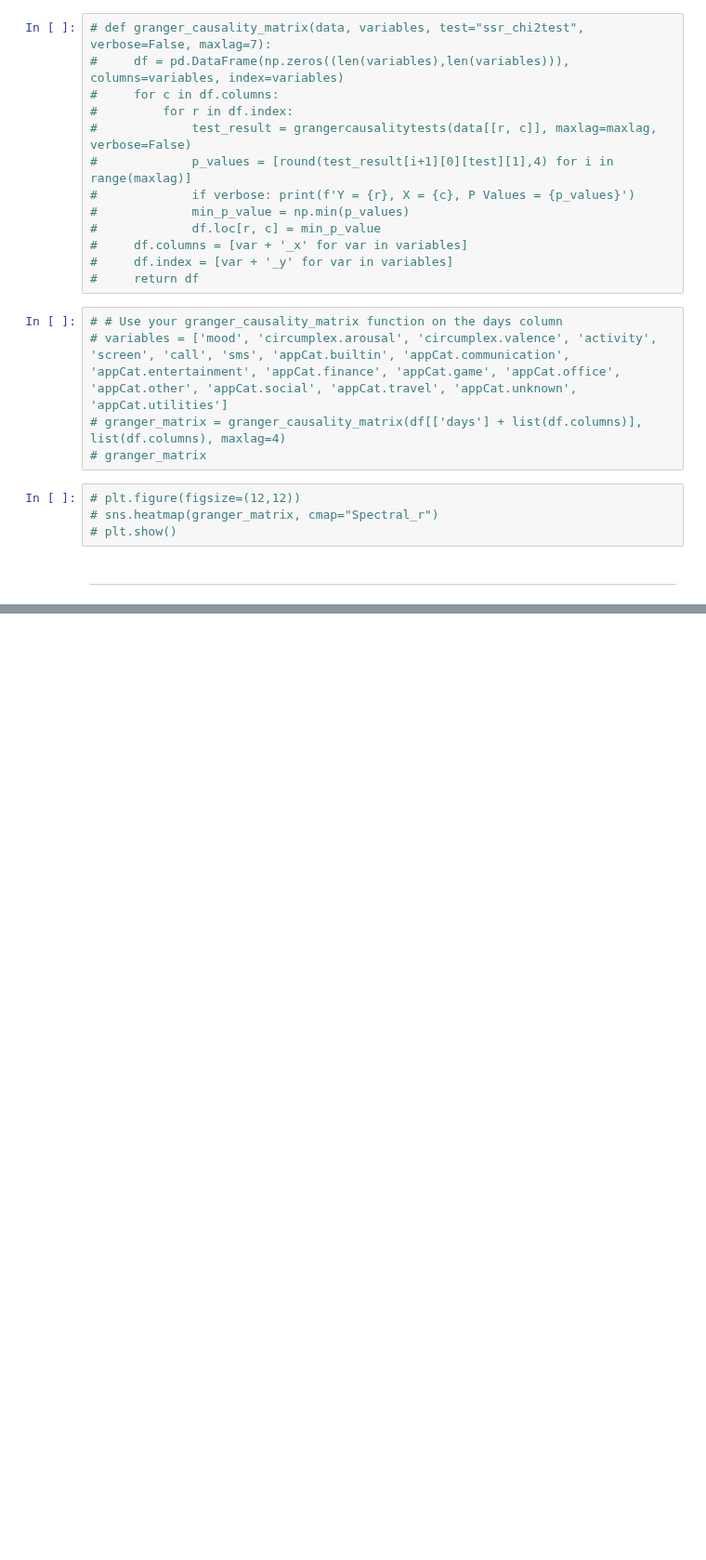
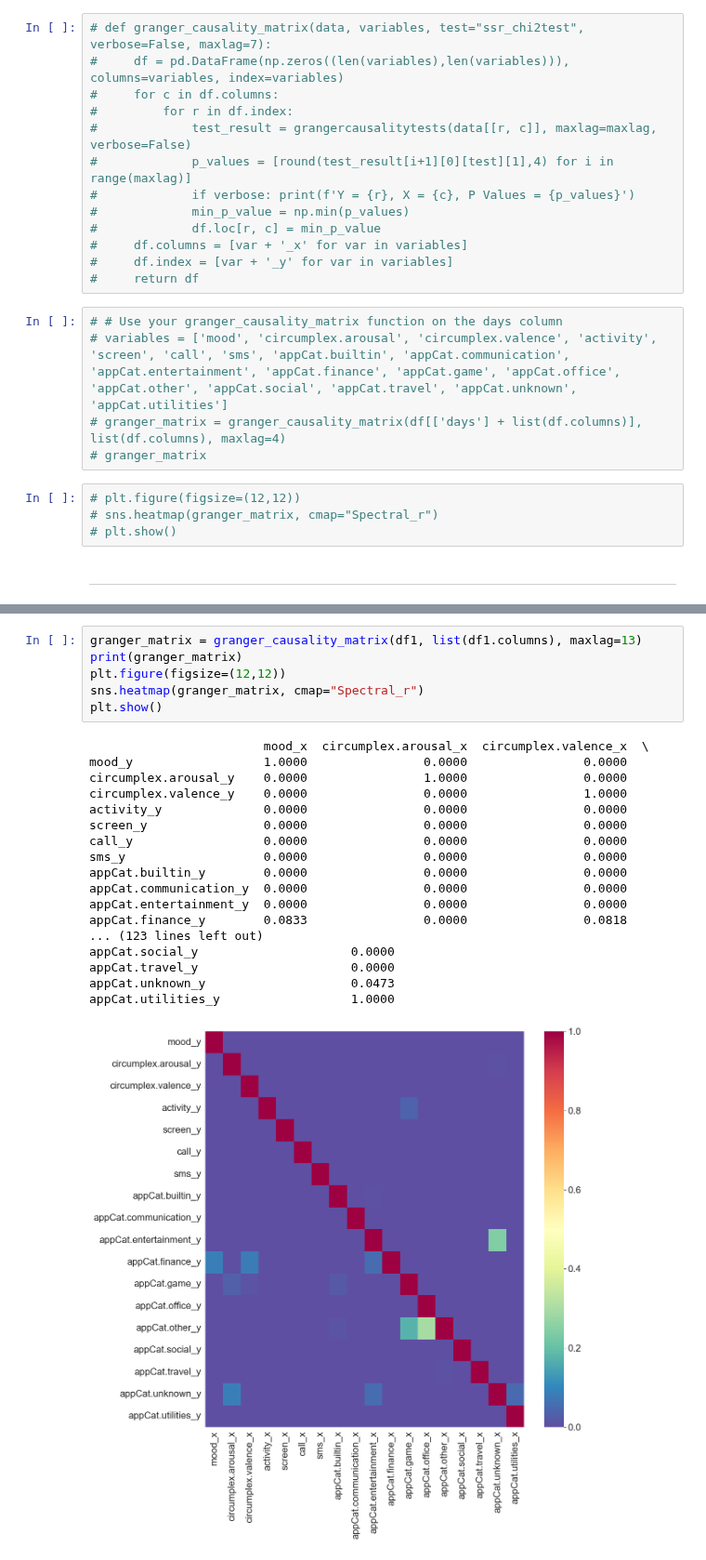
Before and after one commit to PaulHosek/DataMining, a Jupyter notebook: draft_1a_exploratory.ipynb, the cells around one changed output, grey strips where cells are left out. Shown at 93% size. Drawn from its saved outputs; the diff is of its cells as text; blank space fills up the shorter version.

```diff
--- a/draft_1a_exploratory.ipynb
+++ b/draft_1a_exploratory.ipynb
@@ -123,0 +142,25 @@ days_y                              0.0000  1.0000
+# %%
+granger_matrix = granger_causality_matrix(df1, list(df1.columns), maxlag=13)
+print(granger_matrix)
+plt.figure(figsize=(12,12))
+sns.heatmap(granger_matrix, cmap="Spectral_r")
+plt.show()
+# %% [output]
+                        mood_x  circumplex.arousal_x  circumplex.valence_x  \
+mood_y                  1.0000                0.0000                0.0000
+circumplex.arousal_y    0.0000                1.0000                0.0000
+circumplex.valence_y    0.0000                0.0000                1.0000
+activity_y              0.0000                0.0000                0.0000
+screen_y                0.0000                0.0000                0.0000
+call_y                  0.0000                0.0000                0.0000
+sms_y                   0.0000                0.0000                0.0000
+appCat.builtin_y        0.0000                0.0000                0.0000
+appCat.communication_y  0.0000                0.0000                0.0000
+appCat.entertainment_y  0.0000                0.0000                0.0000
+appCat.finance_y        0.0833                0.0000                0.0818
+... (123 lines left out)
+appCat.social_y                     0.0000
+appCat.travel_y                     0.0000
+appCat.unknown_y                    0.0473
+appCat.utilities_y                  1.0000
+[figure, added]
```
Also changed, not shown: parts of 10 cells of this notebook, 1 other file.
